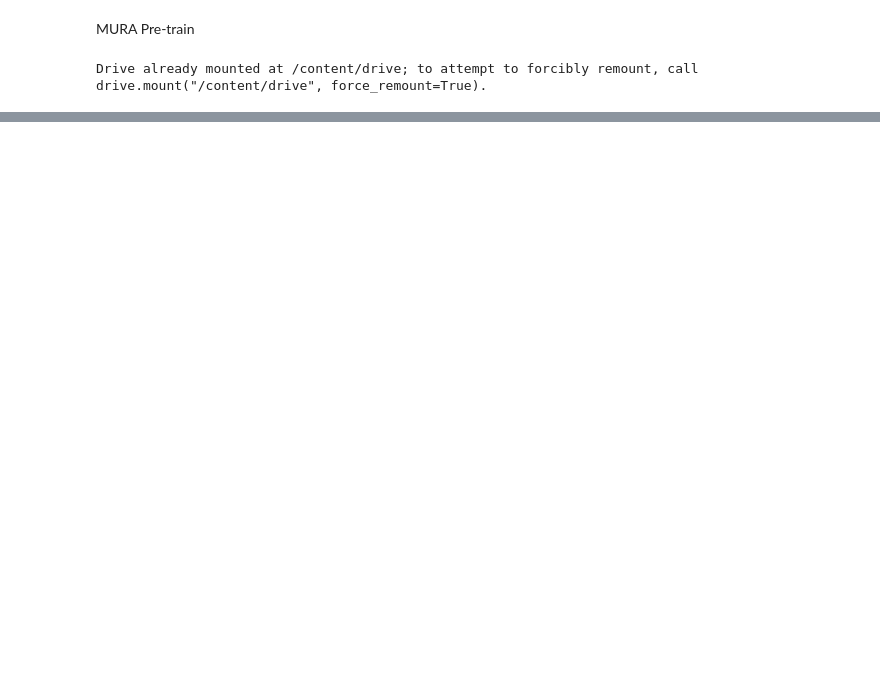
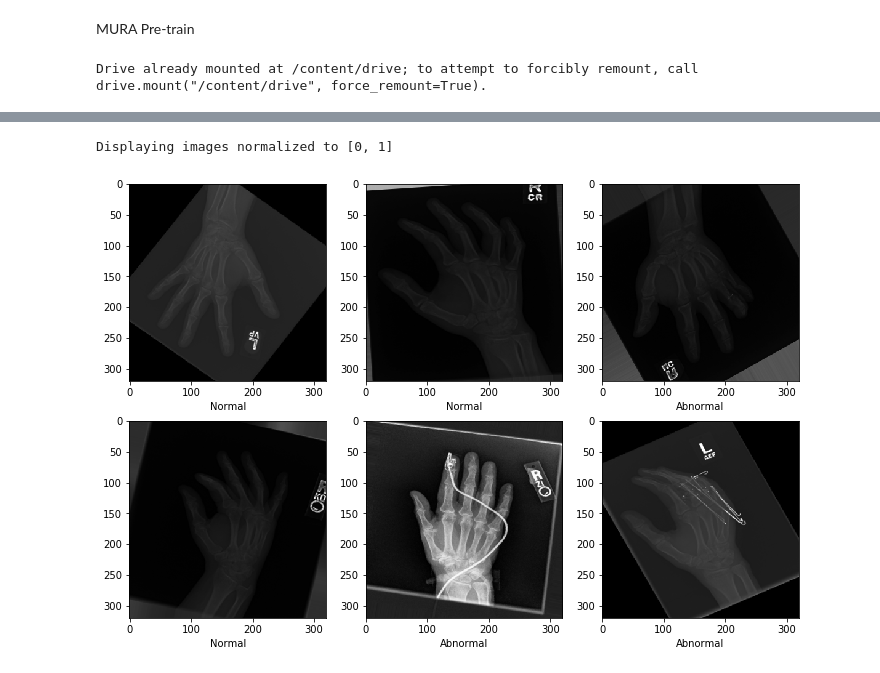
Before and after one commit to vladyorsh/bak, a Jupyter notebook: ra2.ipynb, the cells around one changed output, grey strips where cells are left out. Cells and saved outputs as stored; diff of their text form; code cells hidden in the pictures; blank space fills up the shorter version.

```diff
--- a/ra2.ipynb
+++ b/ra2.ipynb
@@ -8,10 +8,11 @@ drive.mount('/content/drive')
 # %% [output]
 Drive already mounted at /content/drive; to attempt to forcibly remount, call drive.mount("/content/drive", force_remount=True).
 # %%
-#@title Define input sizes and number of classes
+#@title Define global variables
 
-input_size = (320, 320)
+input_size = (320, 320, 3)
 n_classes = 2
+use_sigmoid = True
 # %%
 #@title Paths definition
 data_folder='/content/drive/My Drive/Work/ML/RA2/mura_pretrain/data/'
@@ -74,8 +75,9 @@ from keras.utils import to_categorical
 
 hand_train, hand_train_labels, hand_valid, hand_valid_labels = import_from_hdf5(data_folder + 'hand.hdf5')
 
-hand_train_labels = to_categorical(hand_train_labels, n_classes)
-hand_valid_labels = to_categorical(hand_valid_labels, n_classes)
+if not use_sigmoid:
+  hand_train_labels = to_categorical(hand_train_labels, n_classes)
+  hand_valid_labels = to_categorical(hand_valid_labels, n_classes)
 
 print(hand_train.shape, hand_train_labels.shape, hand_valid.shape, hand_valid_labels.shape)
 # %% [output]
@@ -576,26 +720,31 @@ datagen.fit(hand_train)
 # %%
 #@title Visualize some augmented samples
 
 def normalize_image(image):
   return (image - np.min(image))/(np.max(image) - np.min(image))
 
 n_cols, n_rows = 3, 2
 
 fig, ax = plt.subplots(figsize=(4 * n_cols, 4 * n_rows), ncols=n_cols, nrows=n_rows)
 
 samples = datagen.flow(
     hand_valid, hand_valid_labels, batch_size=n_cols * n_rows, shuffle=True
 ).next()
 
 print('Displaying images normalized to [0, 1]')
 
 for index, axis in enumerate(ax.flat):
+  if not use_sigmoid:
+    label = np.argmax(label, axis=1)
   sample, label = samples[0][index], samples[1][index]
-  label = 'Normal' if np.argmax(label) == 0 else 'Abnormal'
+  label = 'Normal' if abs(label) < 1e-5 else 'Abnormal'
   axis.imshow(normalize_image(sample))
   axis.set_xlabel(label)
 
 plt.show()
+# %% [output]
+Displaying images normalized to [0, 1]
+[figure, added]
 # %%
 #@title Define plotter monitors
 
```
Also changed, not shown: parts of 20 cells of this notebook.
